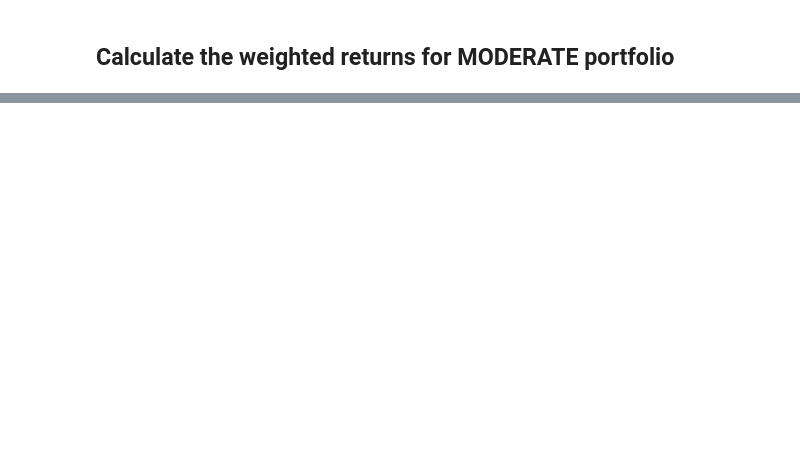
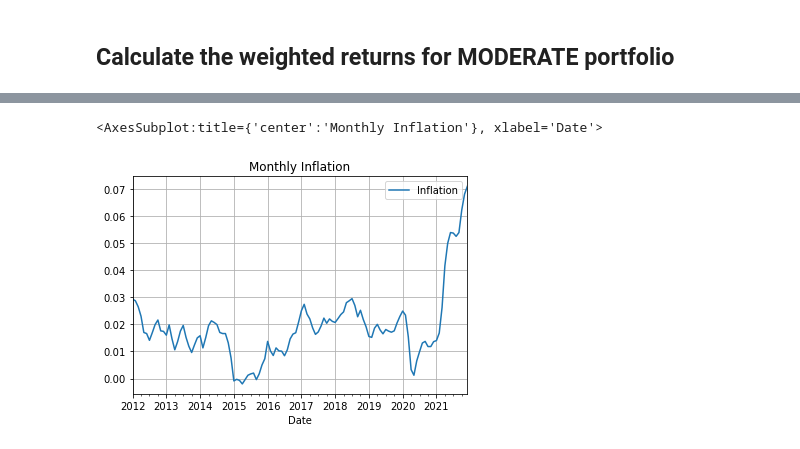
Before and after one commit to GuilleMGN/Group6, a Jupyter notebook: portfolio_inflation_analysis.ipynb, the cells around one changed output, grey strips where cells are left out. Cells and saved outputs as stored; diff of their text form; code cells hidden in the pictures; blank space fills up the shorter version.

Commit message:
Integrate Dataframe of Inflation and returns

```diff
--- a/portfolio_inflation_analysis.ipynb
+++ b/portfolio_inflation_analysis.ipynb
@@ -501,0 +494,10 @@ moderate_df
+# %%
+# Reading the file
+inflation_path = Path("Resources/monthly_us_inflation_update.csv")
+# %%
+# Reading monthly Inflation
+inflation_df = pd.read_csv(inflation_path, index_col="Date", parse_dates=True, infer_datetime_format=True)
+# %%
+# Sorting index by ascending and manually verifying that index has been sorted
+inflation_df.sort_index(ascending=True, inplace=True)
+inflation_df.head()
@@ -501,0 +528,3 @@ moderate_df
+# %%
+# Drop nulls
+inflation_df.dropna(inplace=True)
@@ -501,0 +550,6 @@ moderate_df
+# %%
+#Regular line chart
+inflation_df.plot(title='Monthly Inflation', grid=True)
+# %% [output]
+<AxesSubplot:title={'center':'Monthly Inflation'}, xlabel='Date'>
+[figure, added]
```
Also changed, not shown: parts of 26 cells of this notebook, 5 other files.
